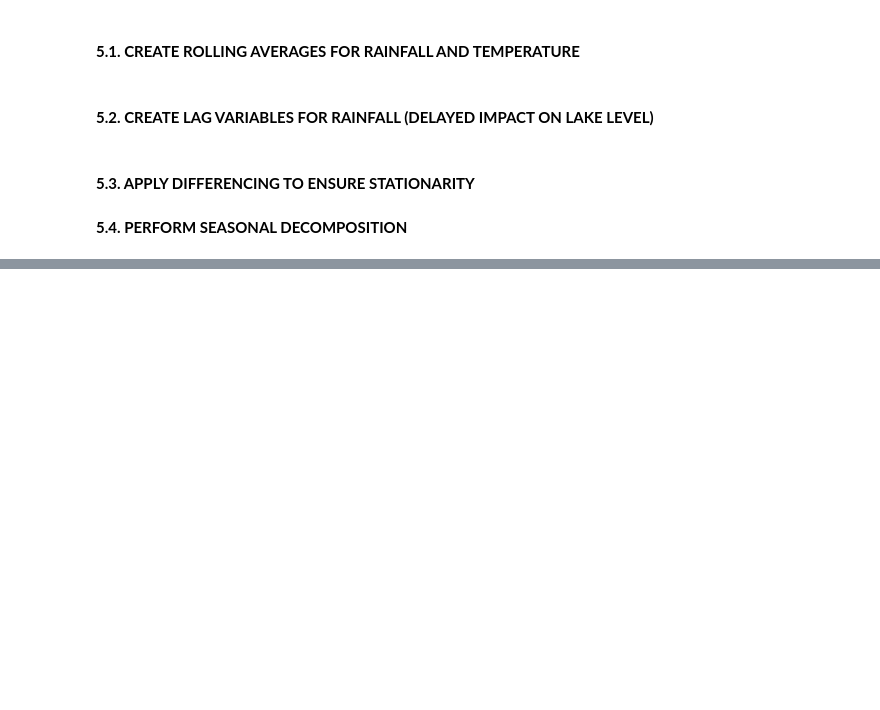
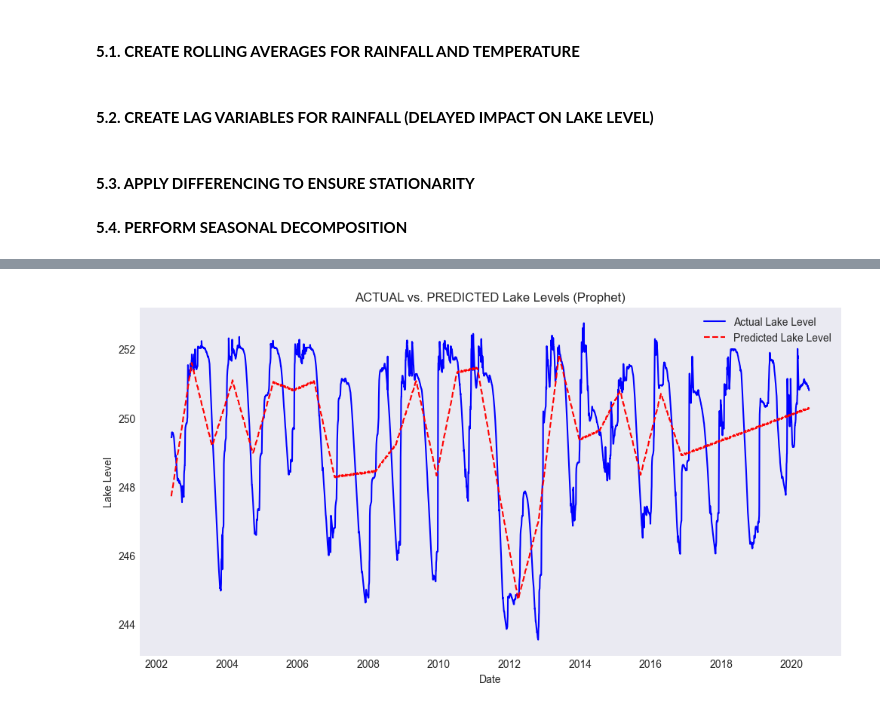
Before and after one commit to jenuzho/SMART-WATER-ANALYTICS-Times-Series, a Jupyter notebook: src/Water_Analysis.ipynb, the cells around one changed output, grey strips where cells are left out. Drawn from its saved outputs; the diff is of its cells as text; code cells hidden in the pictures; blank space fills up the shorter version.

```diff
--- a/src/explore.ipynb
+++ b/src/Water_Analysis.ipynb
@@ -1294,0 +1570,8 @@ df['Lake_Level_residual'] = decomp.resid
+# %%
+# Merge actual and predicted values
+df_prophet = df[['Lake_Level']].reset_index().rename(columns={'Date': 'ds', 'Lake_Level': 'y'})
+df_prophet = df_prophet.merge(forecast[['ds', 'yhat']], on='ds', how='left')
+df_prophet = df_prophet.rename(columns={'yhat': 'Predicted_Lake_Level'})
+
+# Remove NaN values (initial forecast rows might be missing)
+df_eval = df_prophet.dropna()
@@ -1294,0 +1602,14 @@ df['Lake_Level_residual'] = decomp.resid
+# %%
+import matplotlib.pyplot as plt
+
+plt.figure(figsize=(12, 6))
+plt.plot(df_eval['ds'], df_eval['y'], label="Actual Lake Level", color='blue')
+plt.plot(df_eval['ds'], df_eval['Predicted_Lake_Level'], label="Predicted Lake Level", color='red', linestyle='dashed')
+plt.xlabel("Date")
+plt.ylabel("Lake Level")
+plt.title("ACTUAL vs. PREDICTED Lake Levels (Prophet)")
+plt.legend()
+plt.grid()
+plt.show()
+# %% [output]
+[figure, added]
```
Also changed, not shown: parts of 37 cells of this notebook.
